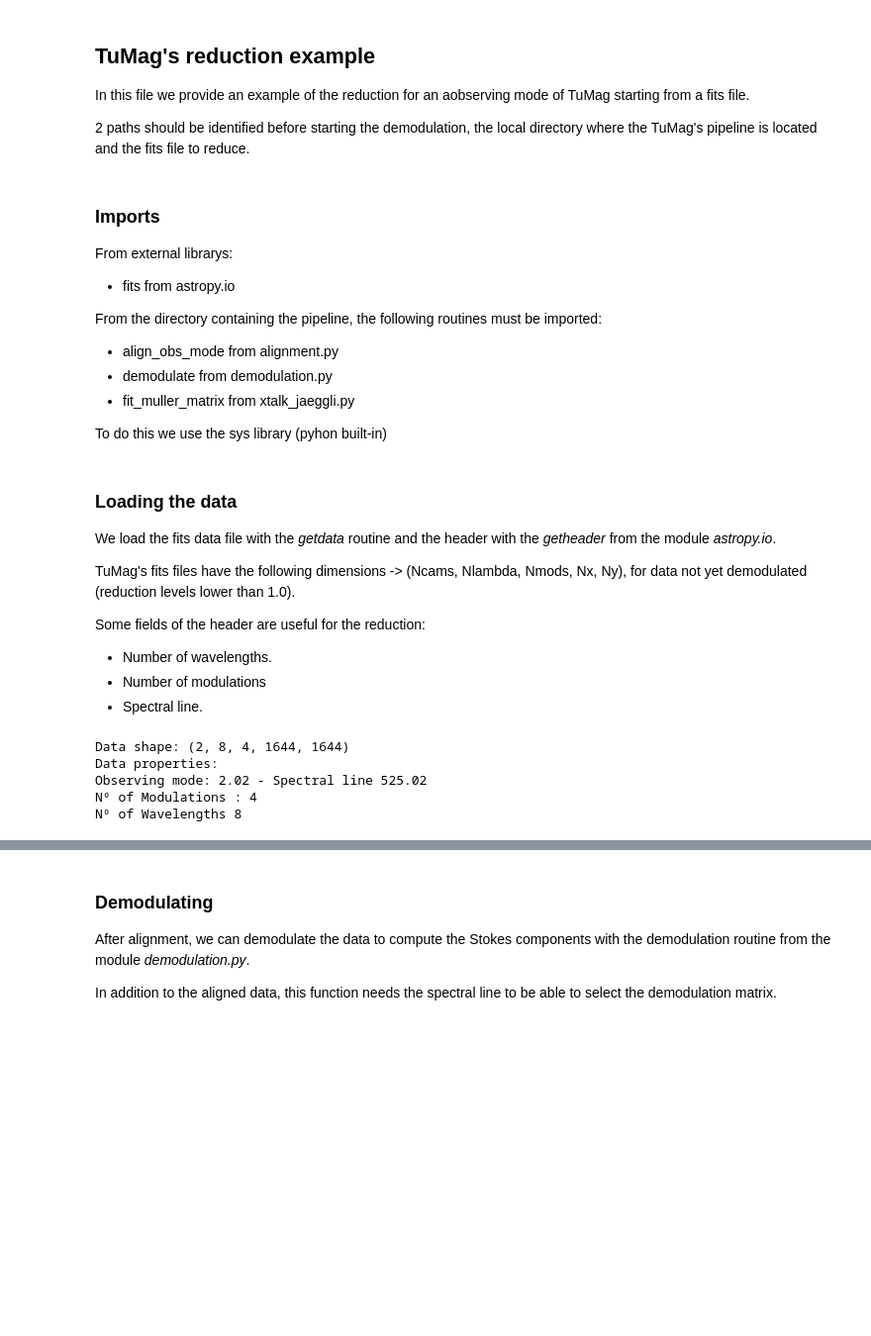
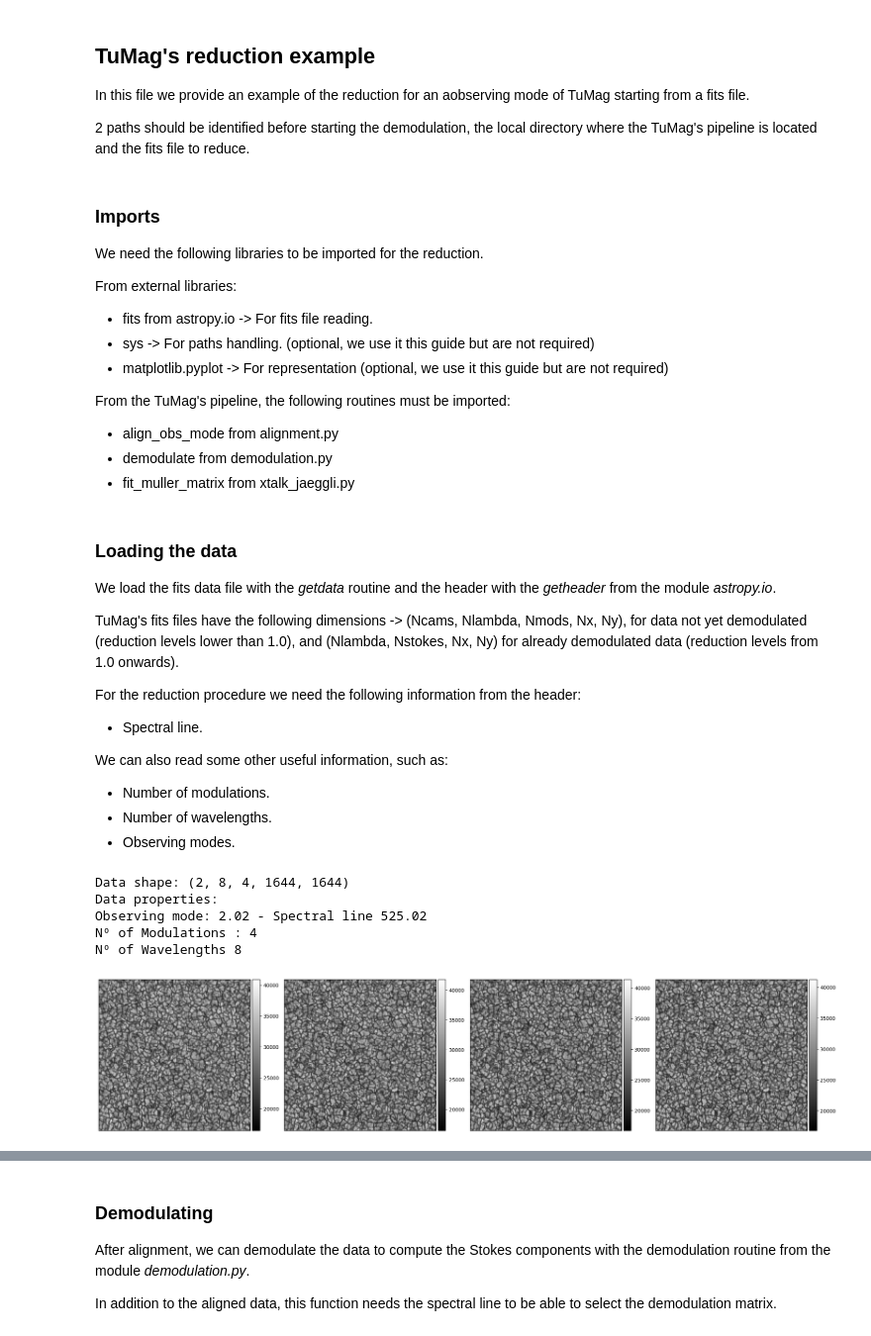
Before and after one commit to PabloSGN/TuMags_Reduction_Pipeline, a Jupyter notebook: TuMags_reduction_example.ipynb, the cells around one changed output, grey strips where cells are left out. Shown at 99% size. Drawn from its saved outputs; the diff is of its cells as text; code cells hidden in the pictures; blank space fills up the shorter version.

```diff
--- a/TuMags_reduction_example.ipynb
+++ b/TuMags_reduction_example.ipynb
@@ -13,15 +13,17 @@ fits_file = "/media/HDD/TuMag_data/obs/01_QSUN_TM_00_Fe2.02_8_10072024T133713_LV
 # %% [markdown]
 ### Imports
 
-From external librarys:
- - fits from astropy.io
+We need the following libraries to be imported for the reduction.
 
-From the directory containing the pipeline, the following routines must be imported:
+From external libraries:
+ - fits from astropy.io -> For fits file reading.
+ - sys -> For paths handling. (optional, we use it this guide but are not required)
+ - matplotlib.pyplot -> For representation (optional, we use it this guide but are not required)
+
+From the TuMag's pipeline, the following routines must be imported:
  - align_obs_mode from alignment.py
  - demodulate from demodulation.py
  - fit_muller_matrix from xtalk_jaeggli.py
-
-To do this we use the sys library (pyhon built-in)
 # %%
 # IMPORTS
 
@@ -37,32 +43,65 @@ from xtalk_jaeggli import fit_mueller_matrix
+# %%
+# Representation functions - Skip if no representation is wanted
+from mpl_toolkits.axes_grid1 import make_axes_locatable
+
+def colorbar(mappable):
+    ax = mappable.axes
+    fig = ax.figure
+    divider = make_axes_locatable(ax)
+    cax = divider.append_axes("right", size="5%", pad=0.05)
+    return fig.colorbar(mappable, cax=cax)
+
+def plot_4_stokes(data, lims = None, title = None):
+    fig, axs = plt.subplots(1, 4, figsize = (21, 5))
+    if title is not None:
+        fig.suptitle(title)
+    for i in range(4):
+        if lims is None:
+            im = axs[i].imshow(data[i], cmap = "gray")
+        else:
+            im = axs[i].imshow(data[i], cmap = "gray", clim = lims[i])
+        colorbar(im)
+        axs[i].set_xticks([])
+        axs[i].set_yticks([])
+        plt.tight_layout()
+    plt.show()
 # %% [markdown]
 ### Loading the data
 We load the fits data file with the _getdata_ routine and the header with the _getheader_ from the module _astropy.io_.
 
-TuMag's fits files have the following dimensions -> (Ncams, Nlambda, Nmods, Nx, Ny), for data not yet demodulated (reduction levels lower than 1.0).
+TuMag's fits files have the following dimensions -> (Ncams, Nlambda, Nmods, Nx, Ny), for data not yet demodulated (reduction levels lower than 1.0), and (Nlambda, Nstokes, Nx, Ny) for already demodulated data (reduction levels from 1.0 onwards).
 
-Some fields of the header are useful for the reduction:
+For the reduction procedure we need the following information from the header:
+ - Spectral line.
+
+We can also read some other useful information, such as:
+ - Number of modulations.
  - Number of wavelengths.
- - Number of modulations
- - Spectral line.
+ - Observing modes.
 # %%
 # LOAD the data
-obs_data = fits.getdata(fits_file)
-obs_info = fits.getheader(fits_file)
+obs_data = fits.getdata(fits_file)      # Get the data array
+obs_info = fits.getheader(fits_file)    # Get the header
 
-nmods = obs_info["NMODS"]
-nlambda = obs_info["NLAMBDA"]
-line = obs_info["FW2"]
-obsmode = obs_info["OBS_MODE"]
+nmods = obs_info["NMODS"]       # Number of modulations
+nlambda = obs_info["NLAMBDA"]   # Number of wavelengths
+line = obs_info["FW2"]          # Spectral line - REQUIRED
+obsmode = obs_info["OBS_MODE"]  # Observation mode
 
+# Print info of the data block
+print(f"Data shape: {obs_data.shape}")
+print(f"Data properties:\nObserving mode: {obsmode} - Spectral line {line}\nNº of Modulations : {nmods}\nNº of Wavelengths {nlambda}")
 
-print(f"Data shape: {np.shape(obs_data)}")
-print(f"Data properties:\nObserving mode: {obsmode} - Spectral line {line}\nNº of Modulations : {nmods}\nNº of Wavelengths {nlambda}")
+# Show the four modulations of the first wavelength and first camera.
+if show_plots:
+    plot_4_stokes(obs_data[0, 0])
 # %% [output]
 Data shape: (2, 8, 4, 1644, 1644)
 Data properties:
 Observing mode: 2.02 - Spectral line 525.02
 Nº of Modulations : 4
 Nº of Wavelengths 8
+[figure, added]
 # %% [markdown]
 ### Filter and alignment
 
```
Also changed, not shown: parts of 5 cells of this notebook, 4 other files.
